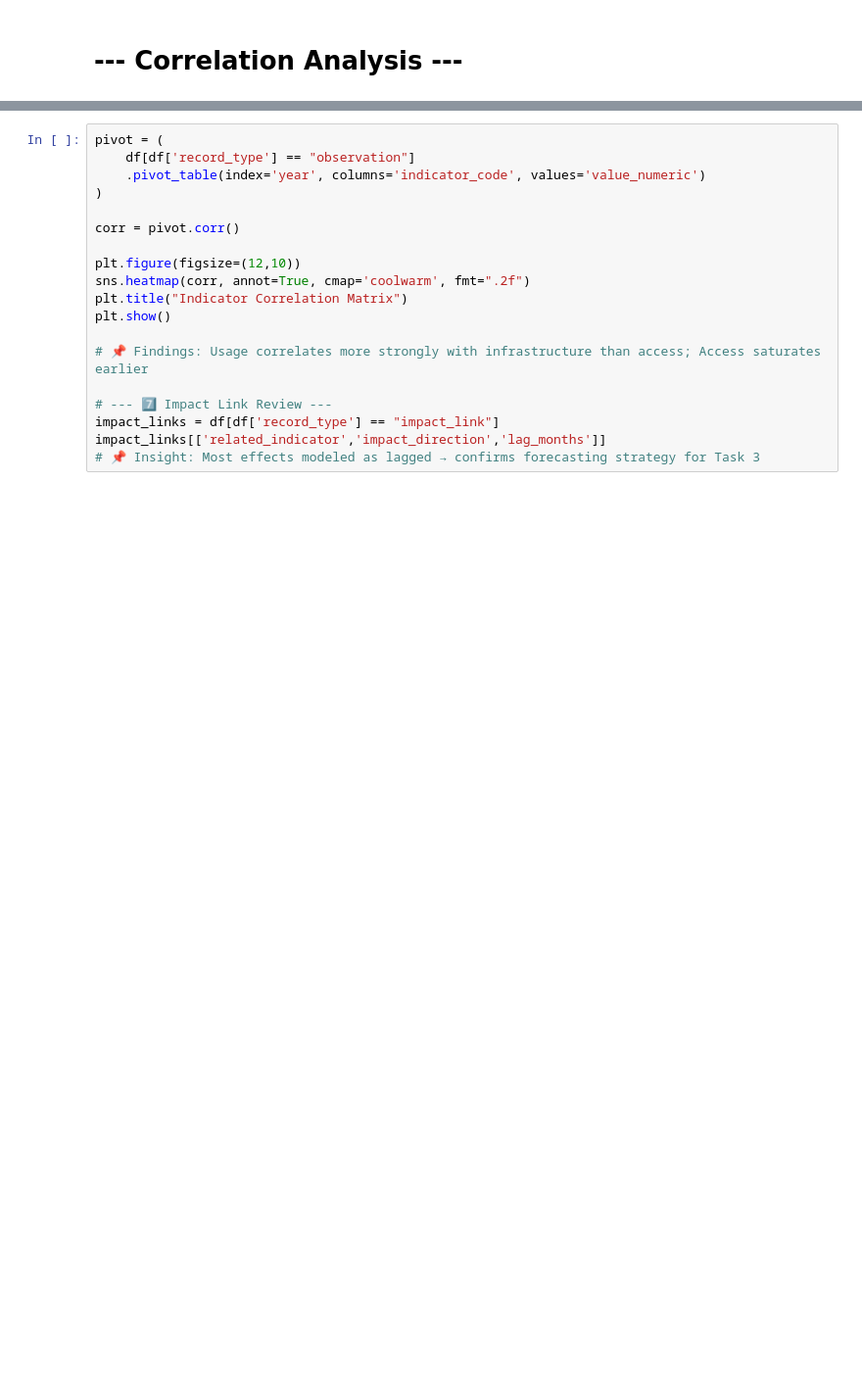
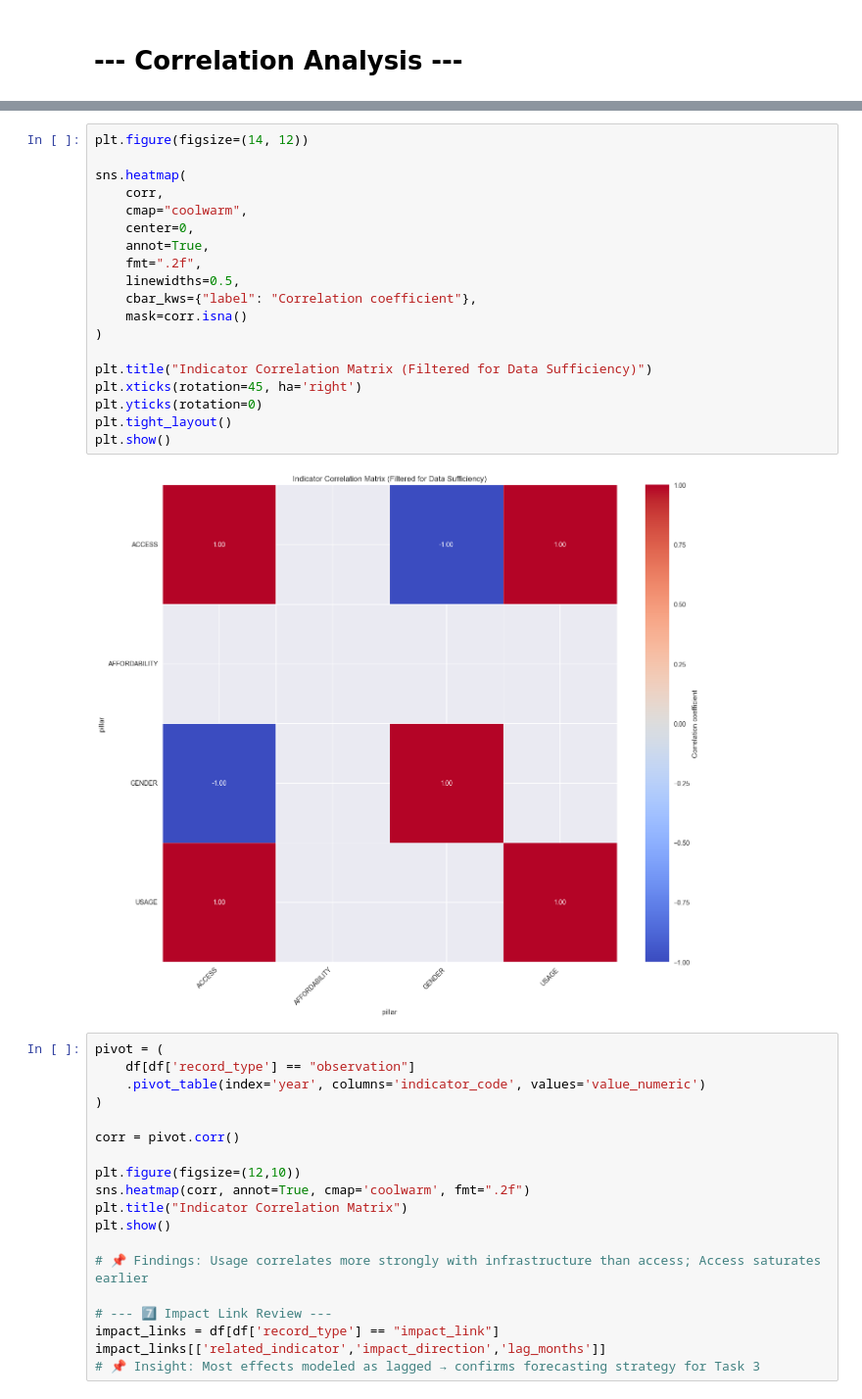
Before and after one commit to Kalalayu/ethiopia-fi-forecast, a Jupyter notebook: notebooks/task_2_eda.ipynb, the cells around one changed output, grey strips where cells are left out. Shown at 98% size. Drawn from its saved outputs; the diff is of its cells as text; blank space fills up the shorter version.

```diff
--- a/notebooks/task_2_eda.ipynb
+++ b/notebooks/task_2_eda.ipynb
@@ -370,3 +424,24 @@ plt.show()
+# %%
+plt.figure(figsize=(14, 12))
+
+sns.heatmap(
+    corr,
+    cmap="coolwarm",
+    center=0,
+    annot=True,
+    fmt=".2f",
+    linewidths=0.5,
+    cbar_kws={"label": "Correlation coefficient"},
+    mask=corr.isna()
+)
+
+plt.title("Indicator Correlation Matrix (Filtered for Data Sufficiency)")
+plt.xticks(rotation=45, ha='right')
+plt.yticks(rotation=0)
+plt.tight_layout()
+plt.show()
+# %% [output]
+[figure, added]
 # %%
 pivot = (
     df[df['record_type'] == "observation"]
```
Also changed, not shown: parts of 13 cells of this notebook, 1 other file.
